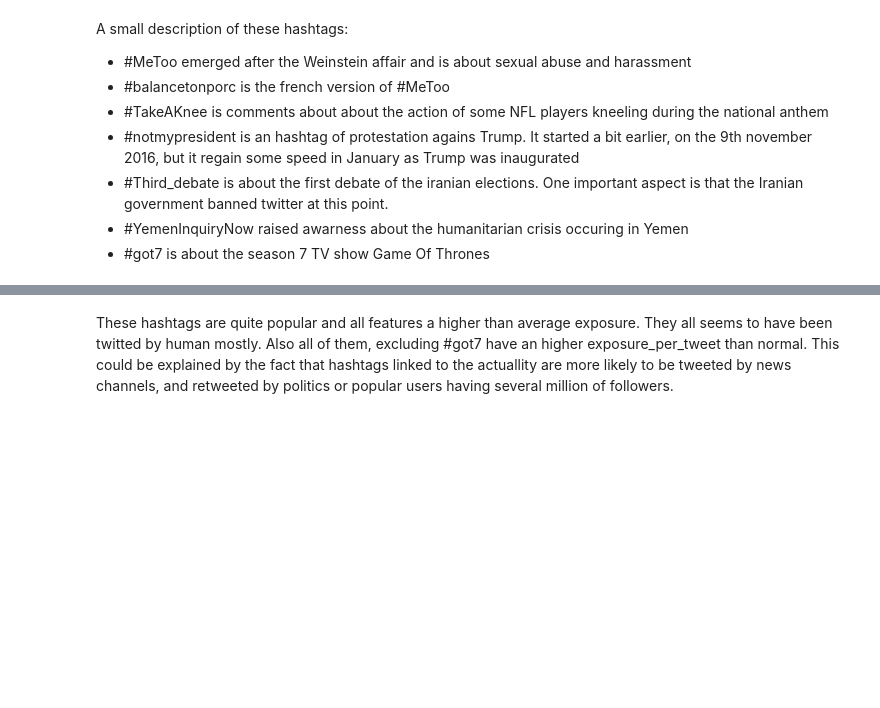
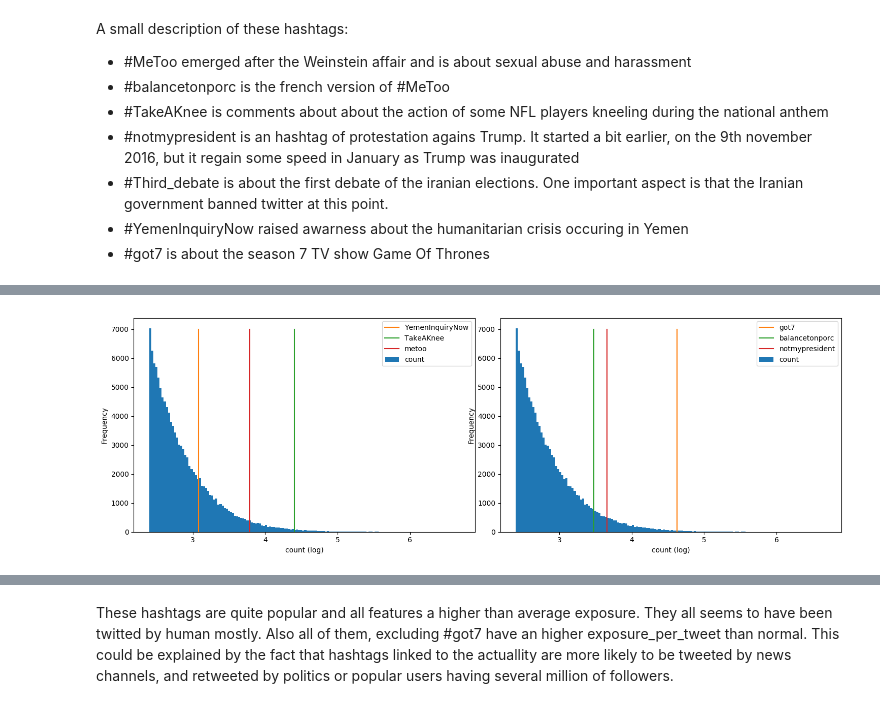
Before and after one commit to poechsel/ADA-project, a Jupyter notebook: analysis.ipynb, the cells around one changed output, grey strips where cells are left out. Saved outputs shown, nothing was run; the diff lists cells and outputs as text; code cells hidden in the pictures; blank space fills up the shorter version.

```diff
--- a/analysis.ipynb
+++ b/analysis.ipynb
@@ -670,5 +666,5 @@ A small description of these hashtags:
 - #YemenInquiryNow raised awarness about the humanitarian crisis occuring in Yemen
 - #got7 is about the season 7 TV show Game Of Thrones
 # %%
-plot_interactive('count', selected_hashtags)
+plot_tags('count', selected_hashtags)
 # %% [output]
@@ -676 +671,2 @@ plot_interactive('count', selected_hashtags)
+[figure, added]
 # %%
```
Also changed, not shown: parts of 12 cells of this notebook, 1 other file.
